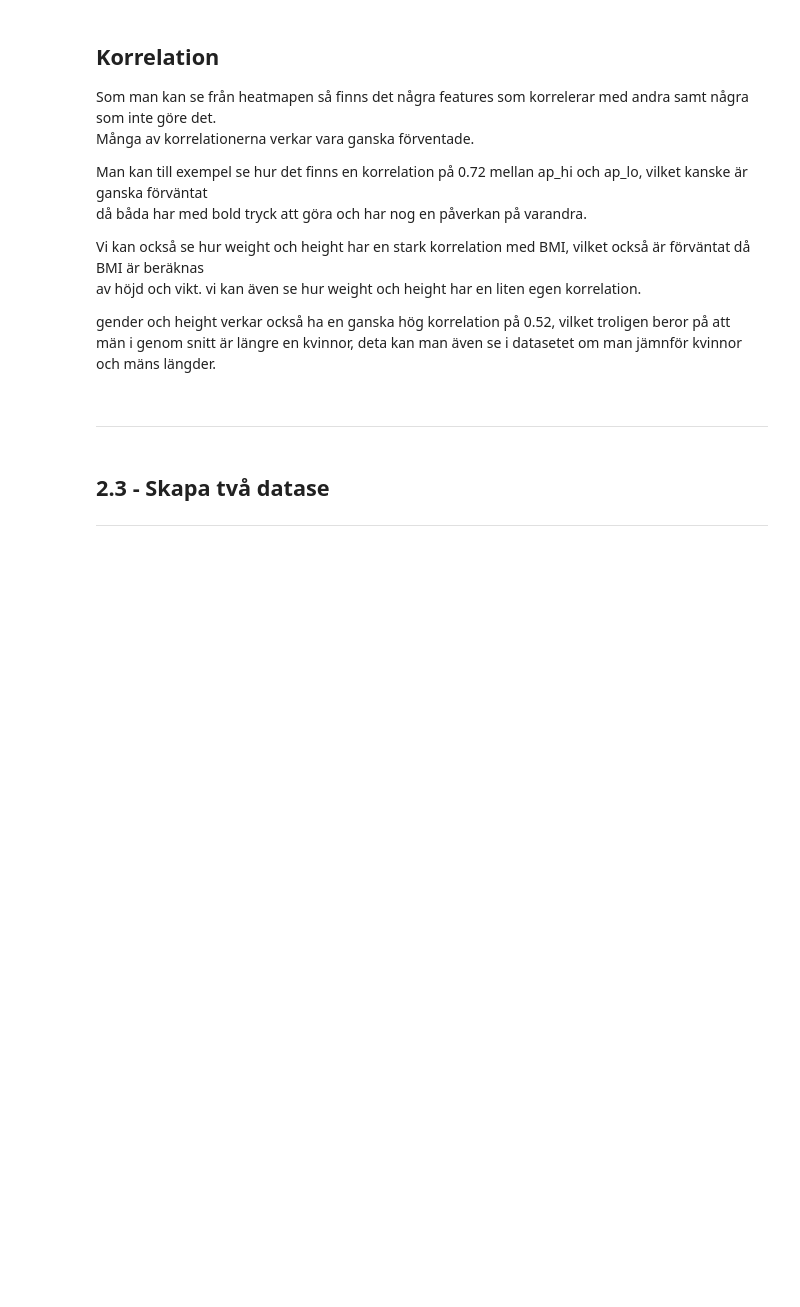
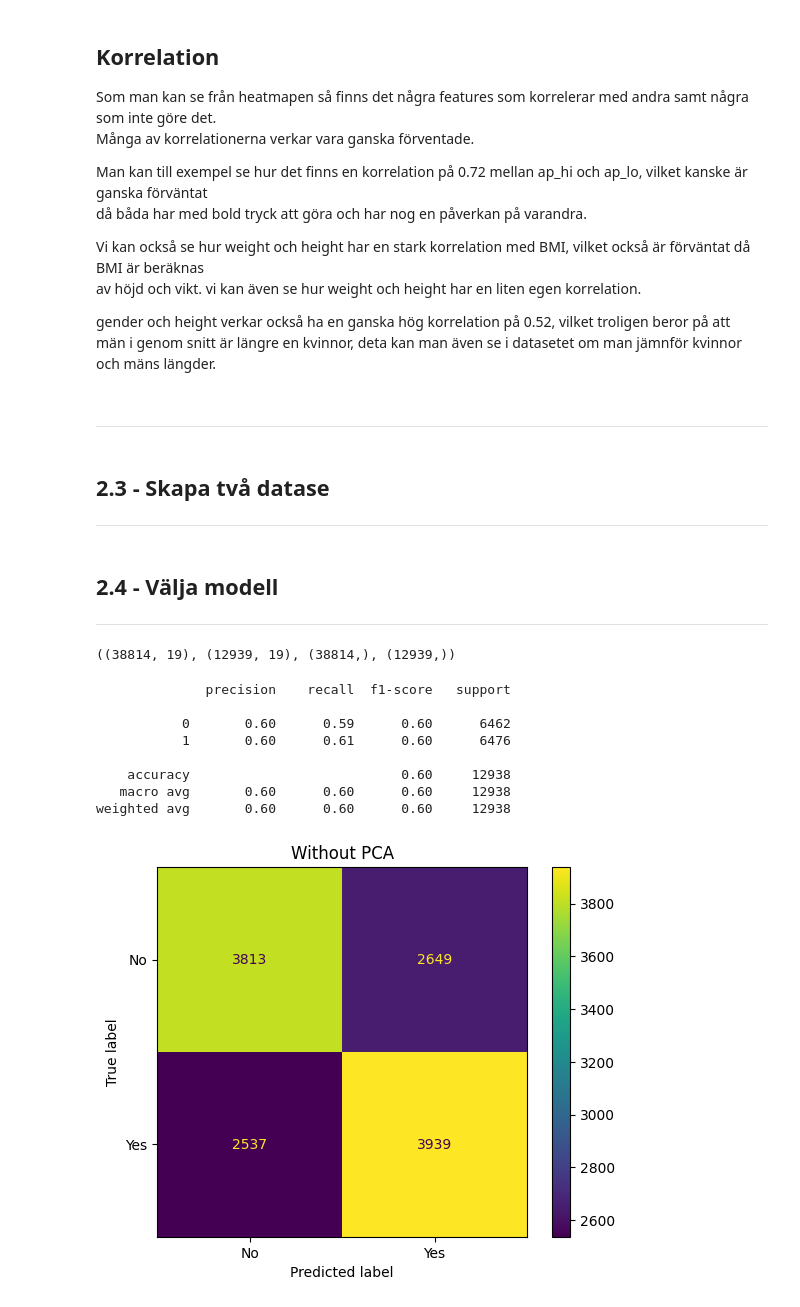
Before and after one commit to Canesp/Machine-learning-Philip-de-Canesie, a Jupyter notebook: Lab/disease_prediction.ipynb, the cells around one changed output. Drawn from its saved outputs; the diff is of its cells as text; code cells hidden in the pictures; blank space fills up the shorter version.

```diff
--- a/Lab/disease_prediction.ipynb
+++ b/Lab/disease_prediction.ipynb
@@ -427,3 +419,62 @@ män i genom snitt är längre en kvinnor, deta kan man även se i datasetet om
 ## 2.3 - Skapa två datase
 
 ---
+# %%
+# creates two new dataframes and drops some columns.
+dummies_categorys = df.drop(["ap_hi", "ap_lo", "height", "weight", "BMI"], axis= 1)
+dummies_features = df.drop(["BMI-category", "bp_category", "weight", "height"], axis= 1)
+
+# creates dummies of df_categorys and df_features.
+dummies_categorys = pd.get_dummies(dummies_categorys, columns=["BMI-category", "bp_category", "gender"], prefix= ["BMI_dum", "bp_dum", "gender_dum"])
+dummies_features = pd.get_dummies(dummies_features, columns=["gender"], prefix=["gender_dum"])
+# %% [markdown]
+## 2.4 - Välja modell
+
+---
+# %%
+from sklearn.model_selection import train_test_split
+from sklearn.tree import DecisionTreeRegressor
+
+X, y = dummies_categorys.drop(columns="cardio", axis= 1), dummies_categorys["cardio"]
+
+X_train, X_test, y_train, y_test = train_test_split(X, y, test_size=0.2, random_state=42)
+X_train, X_val, y_train, y_val = train_test_split(X_train, y_train, test_size=0.25, random_state=42)
+# %% [output]
+((38814, 19), (12939, 19), (38814,), (12939,))
+# %%
+from sklearn.preprocessing import StandardScaler, MinMaxScaler
+from sklearn.tree import DecisionTreeClassifier
+from sklearn.pipeline import Pipeline
+from sklearn.metrics import (
+    ConfusionMatrixDisplay,
+    confusion_matrix,
+    classification_report,
+)
+
+def evaluate_model(model, title = ""):
+    model.fit(X_train, y_train)
+    y_pred = model.predict(X_val)
+
+    print(classification_report(y_val, y_pred));
+    cm = confusion_matrix(y_val, y_pred)
+    ConfusionMatrixDisplay(cm, display_labels=["No", "Yes"]).plot()
+    plt.title(title)
+
+pipe_st_PCA = Pipeline(
+    [("scaling", StandardScaler()), ("svm", DecisionTreeClassifier())]
+)
+pipe_min_PCA = Pipeline(
+    [("scaling", MinMaxScaler()), ("svm", DecisionTreeClassifier())]
+)
+
+evaluate_model(pipe_st_PCA, "Without PCA")
+# %% [output]
+              precision    recall  f1-score   support
+
+           0       0.60      0.59      0.60      6462
+           1       0.60      0.61      0.60      6476
+
+    accuracy                           0.60     12938
+   macro avg       0.60      0.60      0.60     12938
+weighted avg       0.60      0.60      0.60     12938
+[figure, added]
```
Also changed, not shown: parts of 6 cells of this notebook, 1 other file.
